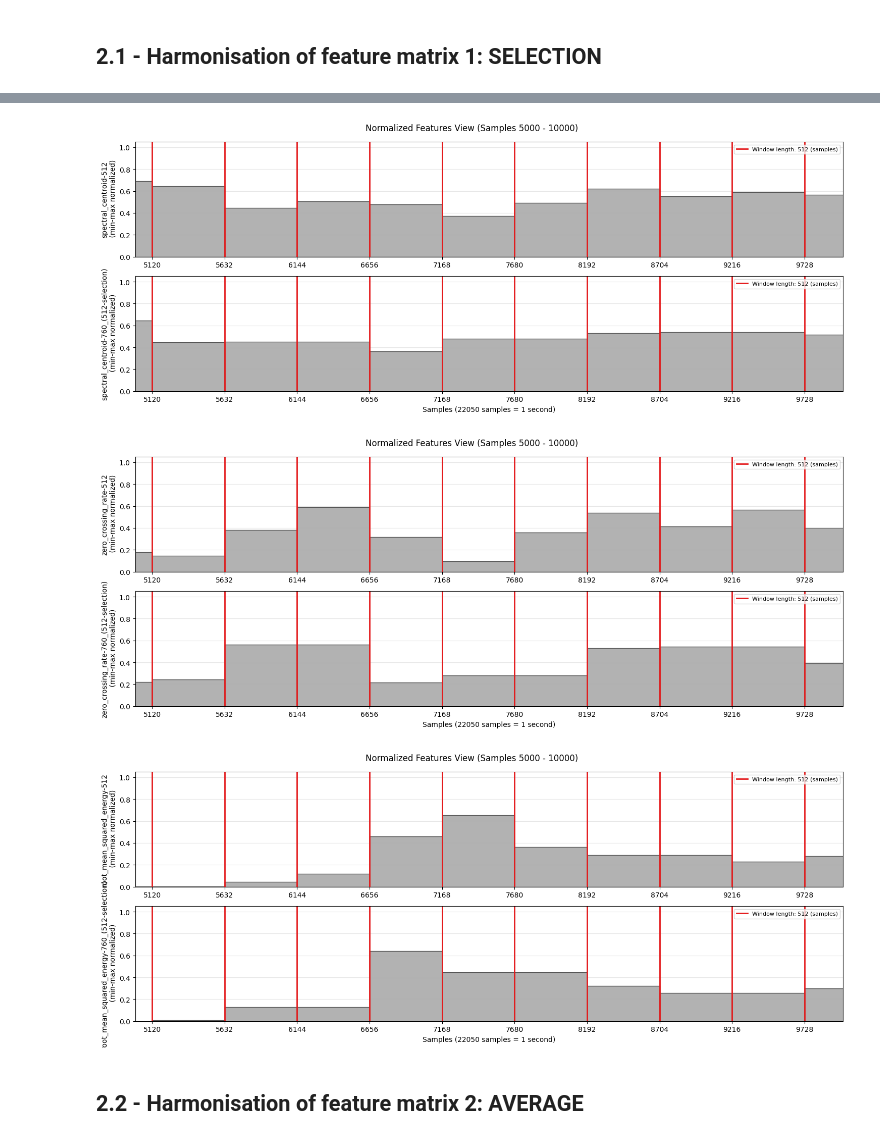
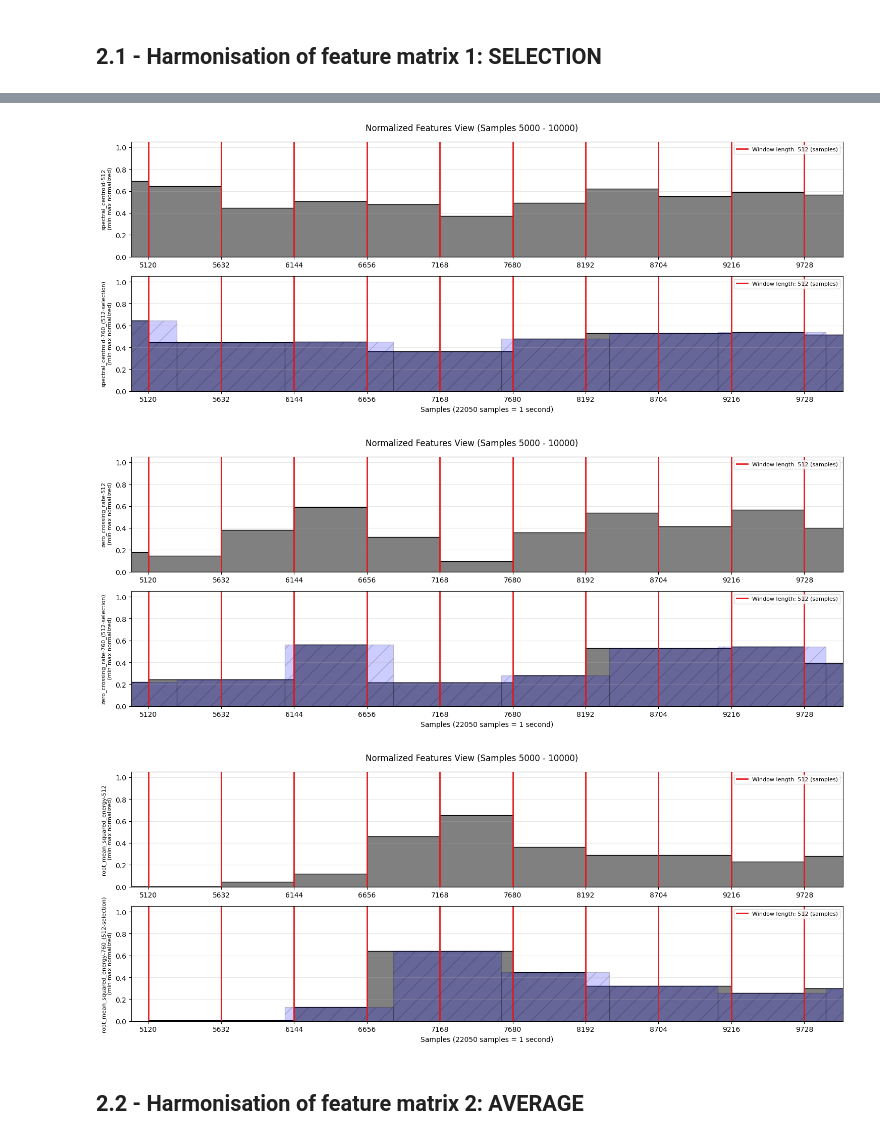
Before and after one commit to martijuanola/RWTH-AIiM, a Jupyter notebook: exercices/e4/e4-main.ipynb, the cells around one changed output, grey strips where cells are left out. Saved outputs shown, nothing was run; the diff lists cells and outputs as text; code cells hidden in the pictures.

```diff
--- a/exercices/e4/e4-main.ipynb
+++ b/exercices/e4/e4-main.ipynb
@@ -329,19 +377,19 @@ min_feature_length: 512
 # %%
 def visualize_all_hm_feature_plots(df: DataFrame, feature_window_length_dict: Dict[str, int],
                                    harmonization_method: HarmonizationMethod, start_sample: int = 5000,
-                                   end_sample: int = 10000):
+                                   end_sample: int = 10000, harmonized_overlay: bool = False):
     for feature in FeatureType:
         col1 = get_column_name(feature, frame_lengths[0])
         col2 = get_hm_column_name(get_column_name(feature, frame_lengths[1]), frame_lengths[0], harmonization_method)
         plot_features_section(df, feature_window_length_dict, start_sample=start_sample, end_sample=end_sample,
-                              columns=[col1, col2])
+                              columns=[col1, col2], harmonized_overlay=harmonized_overlay)
 
 
-visualize_all_hm_feature_plots(hm1_df, hm1_feature_lengths_dict, HarmonizationMethod.SELECTION)
+visualize_all_hm_feature_plots(hm1_df, hm1_feature_lengths_dict, HarmonizationMethod.SELECTION, harmonized_overlay=True)
 # %% [output]
-[figure, old version]
+[figure, new version]
-[figure, old version]
+[figure, new version]
-[figure, old version]
+[figure, new version]
 # %% [markdown]
 ## 2.2 - Harmonisation of feature matrix 2: AVERAGE
 # %%
```
Also changed, not shown: parts of 10 cells of this notebook, 5 other files.
